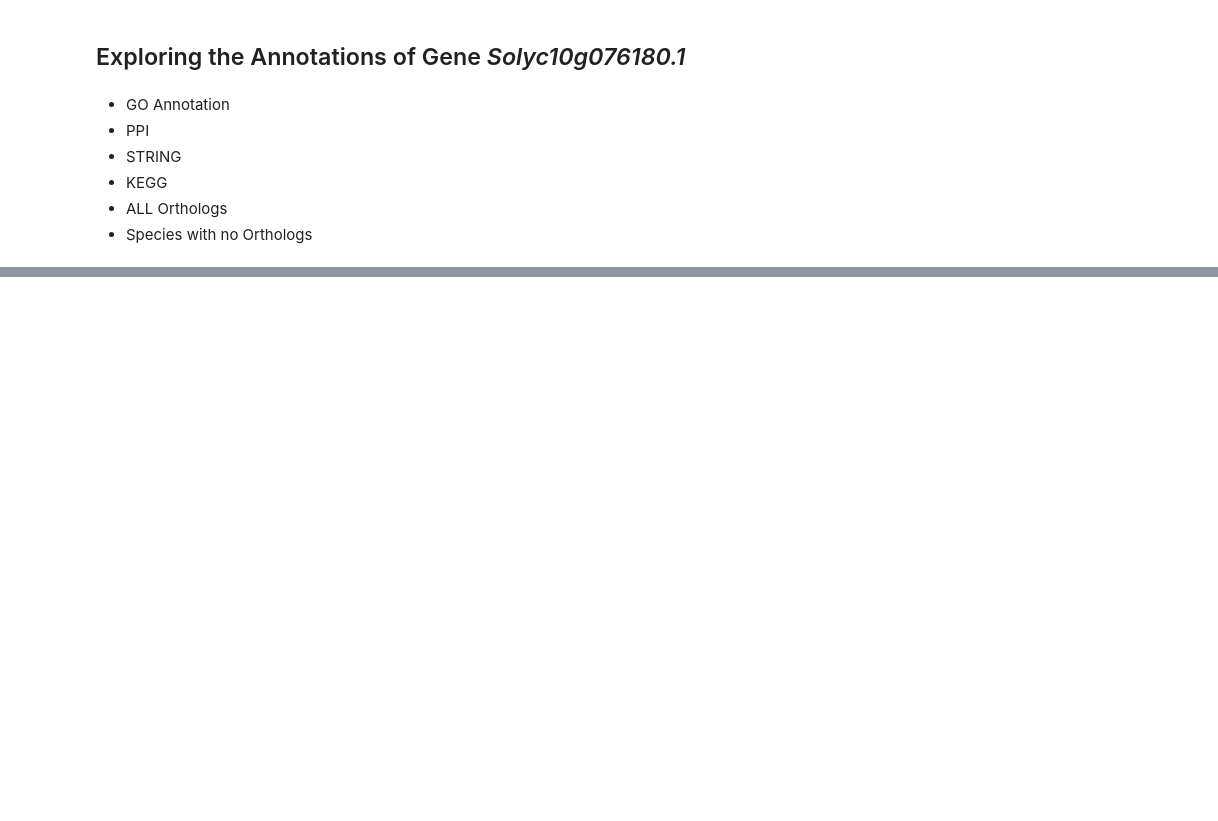
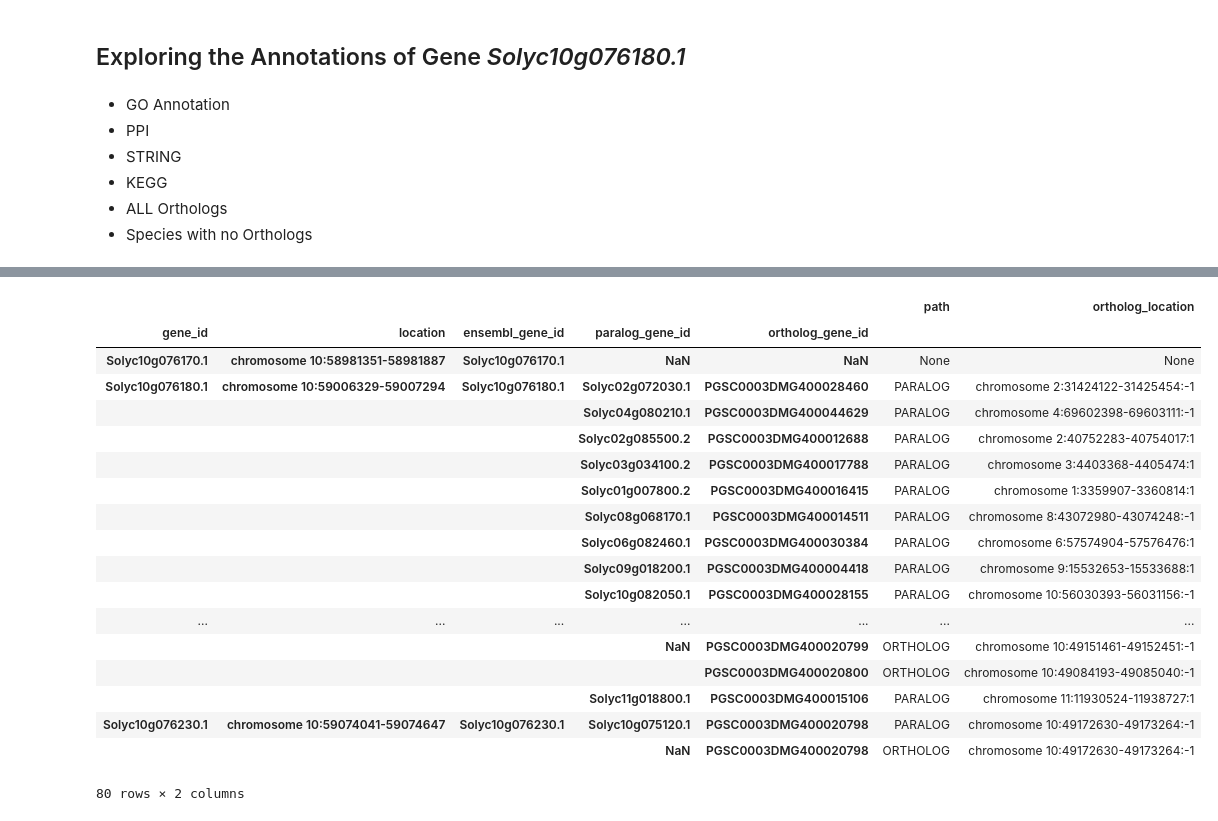
Before and after one commit to candYgene/queries, a Jupyter notebook: jupyter/QTL_fruitshape_orthologs.ipynb, the cells around one changed output, grey strips where cells are left out. Saved outputs shown, nothing was run; the diff lists cells and outputs as text; code cells hidden in the pictures; blank space fills up the shorter version.

```diff
--- a/jupyter/QTL_fruitshape_orthologs.ipynb
+++ b/jupyter/QTL_fruitshape_orthologs.ipynb
@@ -312,3 +340,7 @@ display(termp2.set_index(index).dropna()[[]])
 - KEGG
 - ALL Orthologs
 - Species with no Orthologs
+# %%
+genesTparalog = search.interval_genes(intervalT, True)
+aggregations = { "ortholog_gene_id" : ["nunique"]}
+display(genesTparalog.groupby(["gene_id"]).agg(aggregations))
@@ -314,0 +358,23 @@ display(termp2.set_index(index).dropna()[[]])
+# %%
+index=pd.MultiIndex.from_tuples([tuple(x) for x in genesTparalog[["location","ensembl_gene_id", "paralog_gene_id", "ortholog_gene_id"]].to_records()], names=["gene_id", "location", "ensembl_gene_id", "paralog_gene_id", "ortholog_gene_id"])
+display(genesTparalog.set_index(index)[["path", "ortholog_location"]])
+# %% [output]
+|  |  |  |  |  | path | ortholog_location |
+| gene_id | location | ensembl_gene_id | paralog_gene_id | ortholog_gene_id |  |  |
+| Solyc10g076170.1 | chromosome 10:58981351-58981887 | Solyc10g076170.1 | NaN | NaN | None | None |
+| Solyc10g076180.1 | chromosome 10:59006329-59007294 | Solyc10g076180.1 | Solyc02g072030.1 | PGSC0003DMG400028460 | PARALOG | chromosome 2:31424122-31425454:-1 |
+|  |  |  | Solyc04g080210.1 | PGSC0003DMG400044629 | PARALOG | chromosome 4:69602398-69603111:-1 |
+|  |  |  | Solyc02g085500.2 | PGSC0003DMG400012688 | PARALOG | chromosome 2:40752283-40754017:1 |
+|  |  |  | Solyc03g034100.2 | PGSC0003DMG400017788 | PARALOG | chromosome 3:4403368-4405474:1 |
+|  |  |  | Solyc01g007800.2 | PGSC0003DMG400016415 | PARALOG | chromosome 1:3359907-3360814:1 |
+|  |  |  | Solyc08g068170.1 | PGSC0003DMG400014511 | PARALOG | chromosome 8:43072980-43074248:-1 |
+|  |  |  | Solyc06g082460.1 | PGSC0003DMG400030384 | PARALOG | chromosome 6:57574904-57576476:1 |
+|  |  |  | Solyc09g018200.1 | PGSC0003DMG400004418 | PARALOG | chromosome 9:15532653-15533688:1 |
+|  |  |  | Solyc10g082050.1 | PGSC0003DMG400028155 | PARALOG | chromosome 10:56030393-56031156:-1 |
+| ... | ... | ... | ... | ... | ... | ... |
+|  |  |  | NaN | PGSC0003DMG400020799 | ORTHOLOG | chromosome 10:49151461-49152451:-1 |
+|  |  |  |  | PGSC0003DMG400020800 | ORTHOLOG | chromosome 10:49084193-49085040:-1 |
+|  |  |  | Solyc11g018800.1 | PGSC0003DMG400015106 | PARALOG | chromosome 11:11930524-11938727:1 |
+| Solyc10g076230.1 | chromosome 10:59074041-59074647 | Solyc10g076230.1 | Solyc10g075120.1 | PGSC0003DMG400020798 | PARALOG | chromosome 10:49172630-49173264:-1 |
+|  |  |  | NaN | PGSC0003DMG400020798 | ORTHOLOG | chromosome 10:49172630-49173264:-1 |
+80 rows × 2 columns
```
Also changed, not shown: parts of 23 cells of this notebook, 2 other files.
